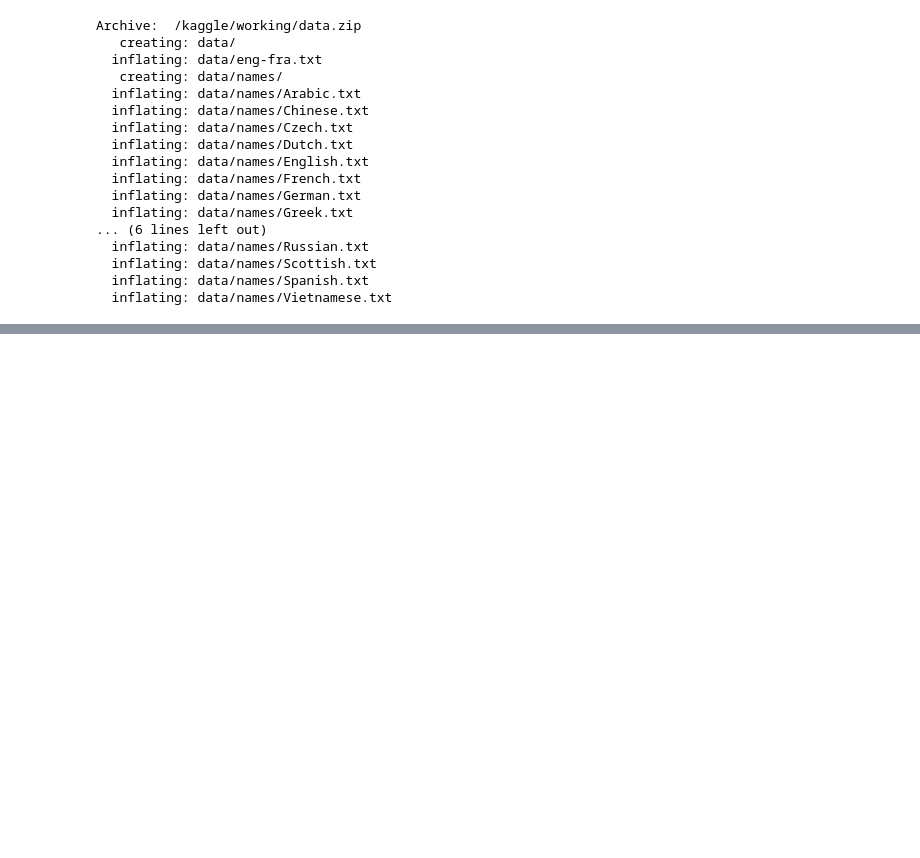
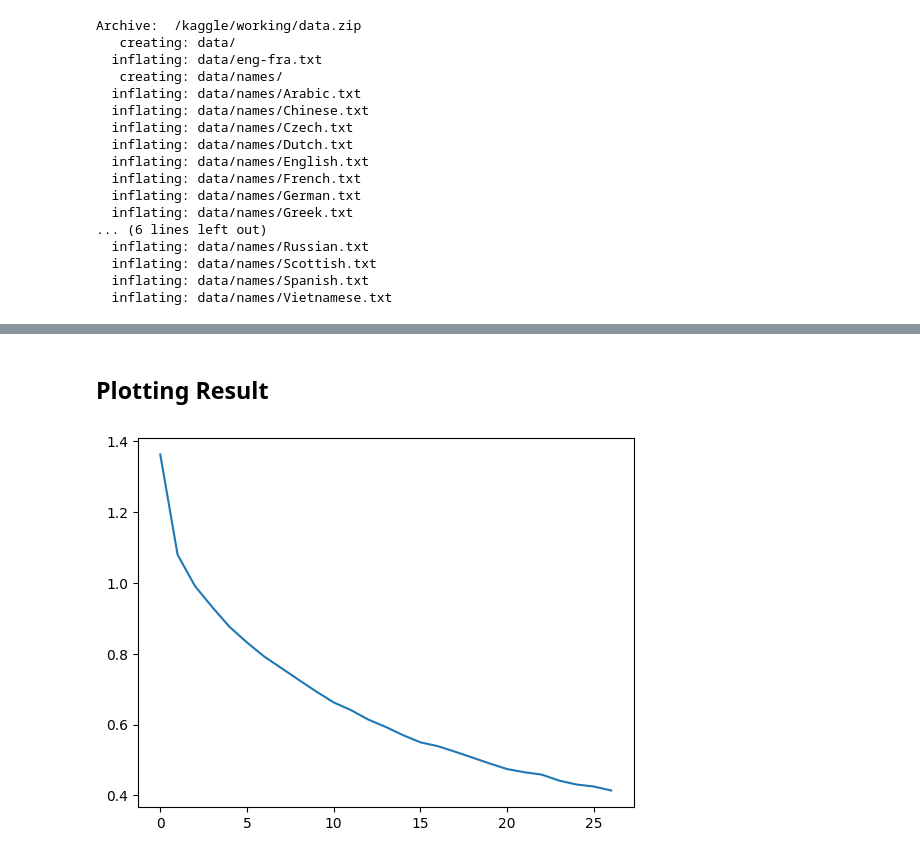
Before and after one commit to Rishikesh-kumar-7258/MTP_experiments, a Jupyter notebook: RNN_Implementation.ipynb, the cells around one changed output, grey strips where cells are left out. Cells and saved outputs as stored; diff of their text form; code cells hidden in the pictures; blank space fills up the shorter version.

```diff
--- a/RNN_Implementation.ipynb
+++ b/RNN_Implementation.ipynb
@@ -74,0 +153,22 @@ def lineToTensor(line):
+# %%
+import torch.nn as nn
+import torch.nn.functional as F
+
+class CharRNN(nn.Module):
+    def __init__(self, input_size, hidden_size, output_size):
+        super(CharRNN, self).__init__()
+
+        self.rnn = nn.RNN(input_size, hidden_size)
+        self.h2o = nn.Linear(hidden_size, output_size)
+        self.softmax = nn.LogSoftmax(dim=1)
+
+    def forward(self, line_tensor):
+        rnn_out, hidden = self.rnn(line_tensor)
+        output = self.h2o(hidden[0])
+        output = self.softmax(output)
+
+        return output
+# %%
+n_hidden = 128
+rnn = CharRNN(n_letters, n_hidden, len(alldata.labels_uniq))
+print(rnn)
@@ -74,0 +181,10 @@ def lineToTensor(line):
+# %%
+def label_from_output(output, output_labels):
+    top_n, top_i = output.topk(1)
+    label_i = top_i[0].item()
+    return output_labels[label_i], label_i
+
+input = lineToTensor('Albert')
+output = rnn(input)
+print(output)
+print(label_from_output(output, alldata.labels_uniq))
@@ -74,0 +246,5 @@ def lineToTensor(line):
+# %%
+start = time.time()
+all_losses = train(rnn, train_set, n_epoch=27, learning_rate=0.15, report_every=5)
+end = time.time()
+print(f"training took {end-start}s")
@@ -74,0 +259,11 @@ def lineToTensor(line):
+# %% [markdown]
+## Plotting Result
+# %%
+import matplotlib.pyplot as plt
+import matplotlib.ticker as ticker
+
+plt.figure()
+plt.plot(all_losses)
+plt.show()
+# %% [output]
+[figure, added]
```
Also changed, not shown: parts of 13 cells of this notebook.
